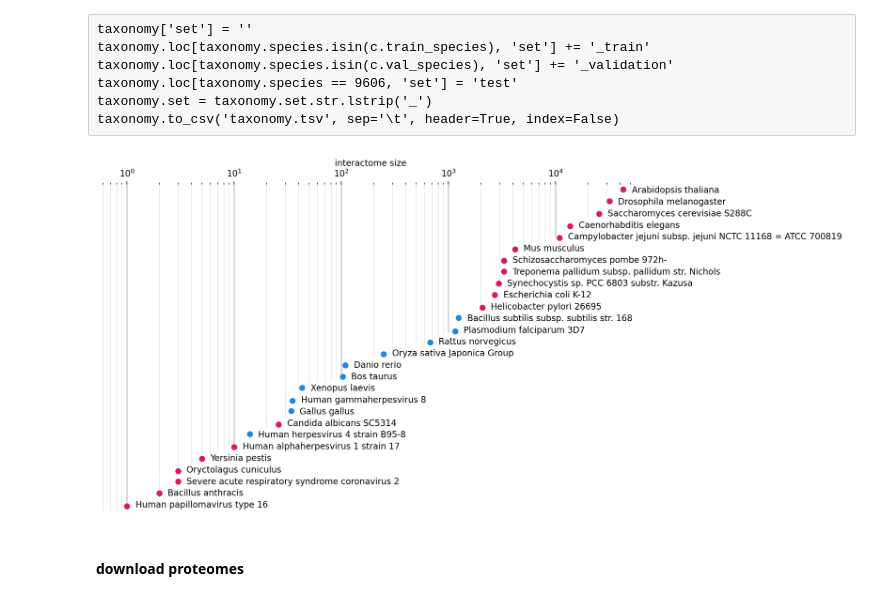
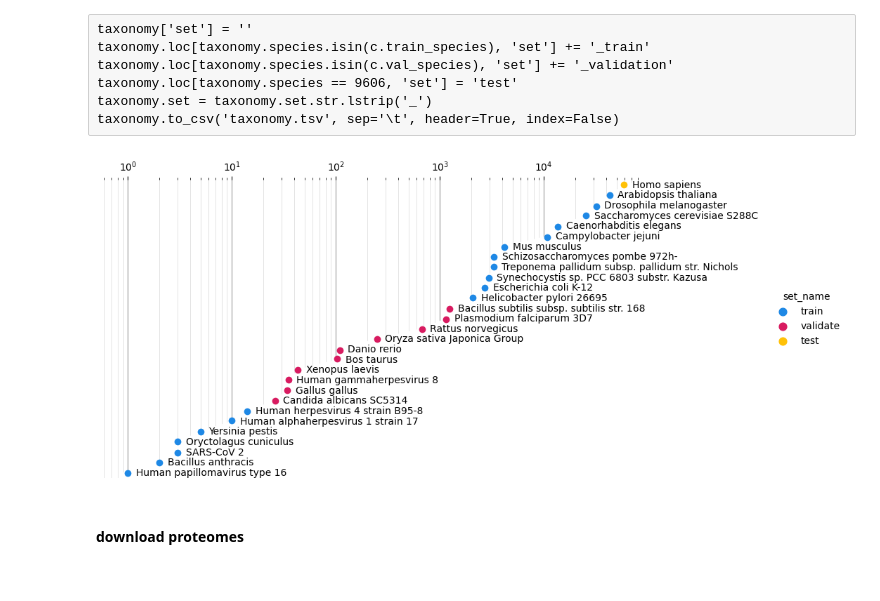
Before and after one commit to lkndl/ppi, a Jupyter notebook: data/ppi_dataset/template/data_prep.ipynb, the cells around one changed output. Drawn from its saved outputs; the diff is of its cells as text; code cells hidden in the pictures.

```diff
--- a/data/ppi_dataset/template/data_prep.ipynb
+++ b/data/ppi_dataset/template/data_prep.ipynb
@@ -346,0 +410,5 @@ taxonomy
+# %%
+# find the pairs
+greedy = 2
+dppis = hash_ppis.loc[(hash_ppis.degree_0 == 1) & (hash_ppis.degree_1 >= hash_ppis.n_seqs / c.ratio / greedy)].copy()
+len(dppis), len(hash_ppis), 'of pairs will drop ...'
@@ -346,0 +417,4 @@ taxonomy
+# %%
+_hash_ppis = hash_ppis.iloc[~hash_ppis.index.isin(dppis.index)].copy()
+_hash_ppis, _fasta = shrink_both_ways(_hash_ppis, fasta.copy())
+len(_hash_ppis), len(hash_ppis), len(_fasta), len(fasta)
@@ -346,0 +434,4 @@ taxonomy
+# %%
+if False:  # of course off by default
+    hash_ppis = _hash_ppis
+    fasta = _fasta
@@ -346,0 +441,12 @@ taxonomy
+# %%
+taxonomy = fetch_taxonomic_info(pd.concat((
+    hash_ppis.species, pd.Series([9606] * 59251))
+).rename('species')).sort_values(by='n_ppis')
+taxonomy['set_name'] = ''
+taxonomy.loc[taxonomy.species.isin(c.train_species), 'set_name'] += '_train'
+taxonomy.loc[taxonomy.species.isin(c.val_species), 'set_name'] += '_validate'
+taxonomy.loc[taxonomy.species == 9606, 'set_name'] = 'test'
+taxonomy.set_name = taxonomy.set_name.str.lstrip('_')
+taxonomy.loc[taxonomy.name.str.startswith('Campylob'), 'name'] = 'Campylobacter jejuni'
+taxonomy.loc[taxonomy.name.str.startswith('Sever'), 'name'] = 'SARS-CoV 2'
+taxonomy
@@ -352,9 +476,9 @@ taxonomy.loc[taxonomy.species == 9606, 'set'] = 'test'
 taxonomy.set = taxonomy.set.str.lstrip('_')
 taxonomy.to_csv('taxonomy.tsv', sep='\t', header=True, index=False)
 # %%
-_ = plot_interactome_sizes(taxonomy, c.val_species)
+_ = plot_interactome_sizes(taxonomy)
 # %% [output]
-[figure, old version]
+[figure, new version]
 # %% [markdown]
 #### download proteomes
 # %%
```
Also changed, not shown: parts of 82 cells of this notebook, 6 other files.
